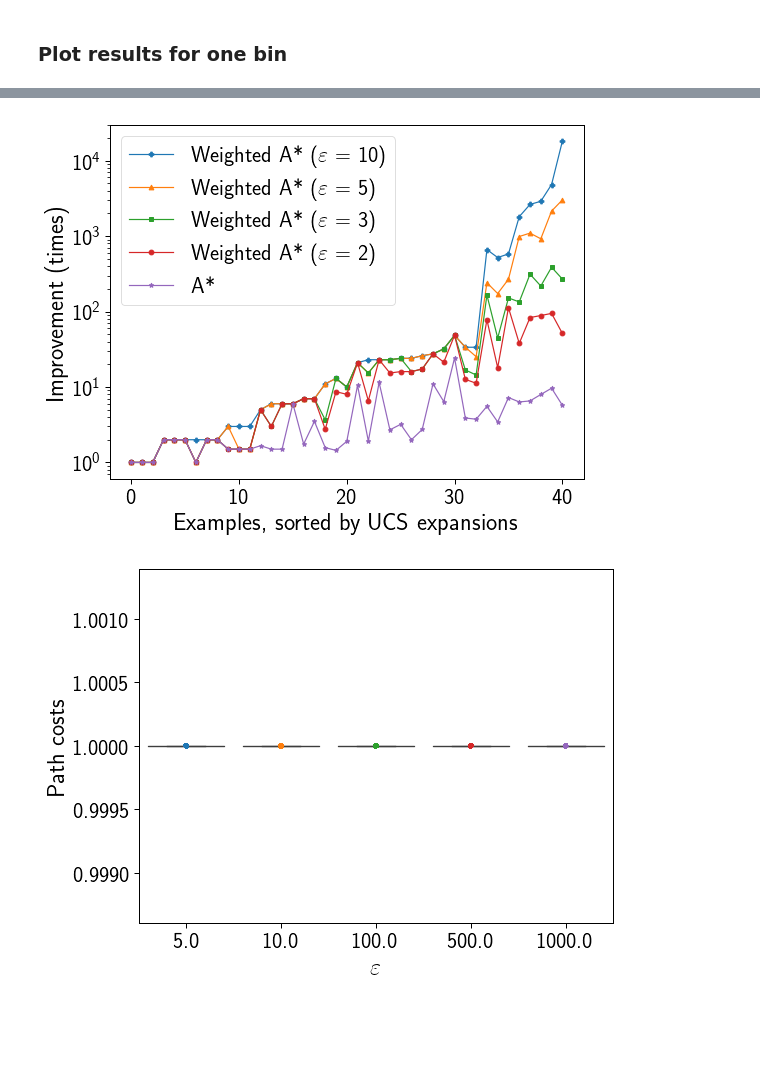
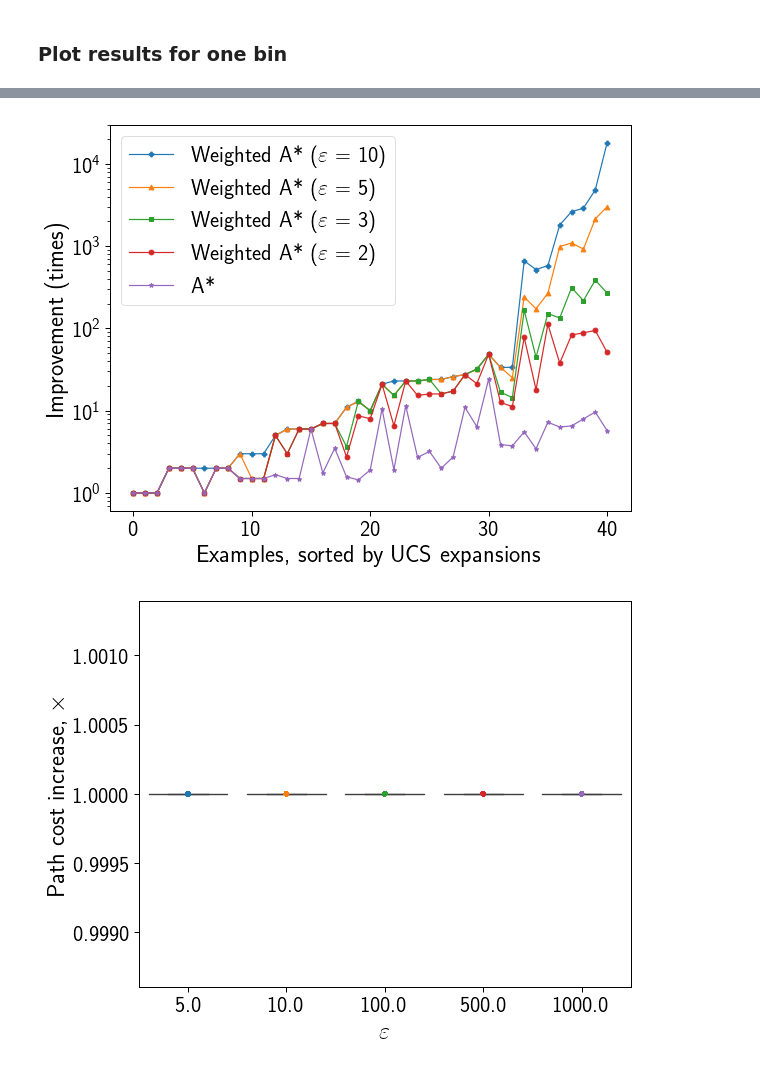
Before and after one commit to spring-epfl/trickster, a Jupyter notebook: notebooks/bots_experiment.ipynb, the cells around one changed output, grey strips where cells are left out. Cells and saved outputs as stored; diff of their text form; code cells hidden in the pictures; blank space fills up the shorter version.

Commit message:
Add new robustness distribution plots to bots notebook

```diff
--- a/notebooks/bots_experiment.ipynb
+++ b/notebooks/bots_experiment.ipynb
@@ -1,8 +1,12 @@
 # %%
 BAND = '1k'
+TARGET_CONFIDENCE = 0.5
 FOCUS_BINS = 20
-REPORT_PATH_TEMPLATE = '../out/reports/bots_%s.pkl'
+REPORT_PATH_TEMPLATE = '../out/reports/bots_band_%s_target_%1.1f.pkl'
+# Overrided REPORT_PATH_TEMPLATE
+REPORT_PATH = None
 FIGS_PATH = '../out/images'
+TABLE_CHANGED_FEATURES_THRESHOLD = 2
 WEIGHTED_EPSILONS = [2, 3, 5, 10]
 HIGH_EPSILONS = [5, 10, 100, 500, 1000]
 BEST_FIRST_EPSILON = None
@@ -122,7 +126,9 @@ def get_feature_value_pairs(xs):
 ### Load data
 # %%
 # Load results from running adversarial search on bot dataset.
-results = load_results(REPORT_PATH_TEMPLATE % BAND)
+if REPORT_PATH is None:
+    REPORT_PATH = REPORT_PATH_TEMPLATE % (BAND, TARGET_CONFIDENCE)
+results = load_results(REPORT_PATH)
 # %% [markdown]
 ### Table with adversarial examples
 # %%
@@ -416,25 +423,27 @@ ax.legend(loc='best')
 
 fig.set_figwidth(FIGWIDTH)
 fig.set_figheight(FIGHEIGHT)
+fig.set_tight_layout('tight')
 
 if SAVE_PLOTS:
-    save_fig(fig, 'bots_improvement_bin_{}_band_{}.pdf', FOCUS_BINS, BAND)
+    save_fig(fig, 'bots_improvement_bin_{}_band_{}_target_{:1.1f}.pdf', FOCUS_BINS, BAND, TARGET_CONFIDENCE)
 # %% [output]
-[figure, old version]
+[figure, new version]
 # %%
 fig, ax = plt.subplots()
 
 data_df = costs_df.query('eps in %s' % HIGH_EPSILONS)
 sns.boxplot(data=data_df, x='eps', y='pathcostincrease', ax=ax, showfliers=False)
 sns.stripplot(data=data_df, x='eps', y='pathcostincrease', ax=ax, jitter=False)
 
-ax.set_ylabel('Path costs')
-ax.set_xlabel('$\\varepsilon$')
+ax.set_ylabel(r'Path cost increase, $\times$')
+ax.set_xlabel(r'$\varepsilon$')
 
 fig.set_figwidth(FIGWIDTH)
 fig.set_figheight(FIGHEIGHT)
+fig.set_tight_layout('tight')
 
 if SAVE_PLOTS:
-    save_fig(fig, 'bots_path_costs_band_{}.pdf', BAND)
+    save_fig(fig, 'bots_path_costs_band_{}_target_{:1.1f}.pdf', BAND, TARGET_CONFIDENCE)
 # %% [output]
-[figure, old version]
+[figure, new version]
```
Also changed, not shown: parts of 11 cells of this notebook.
